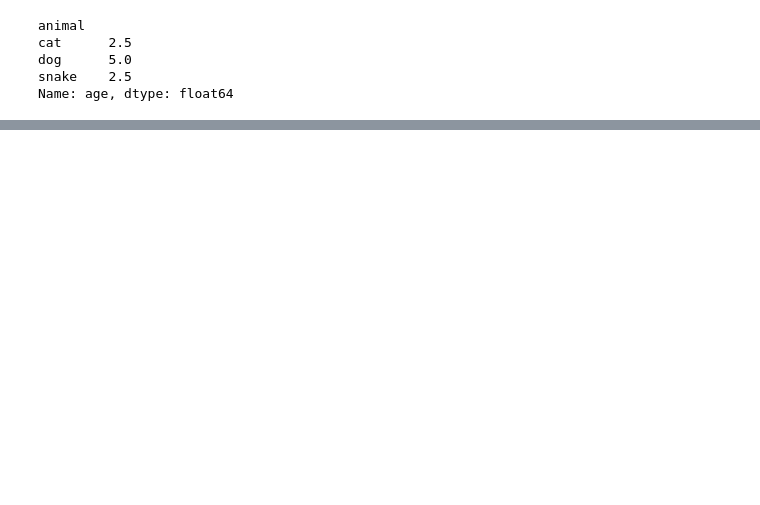
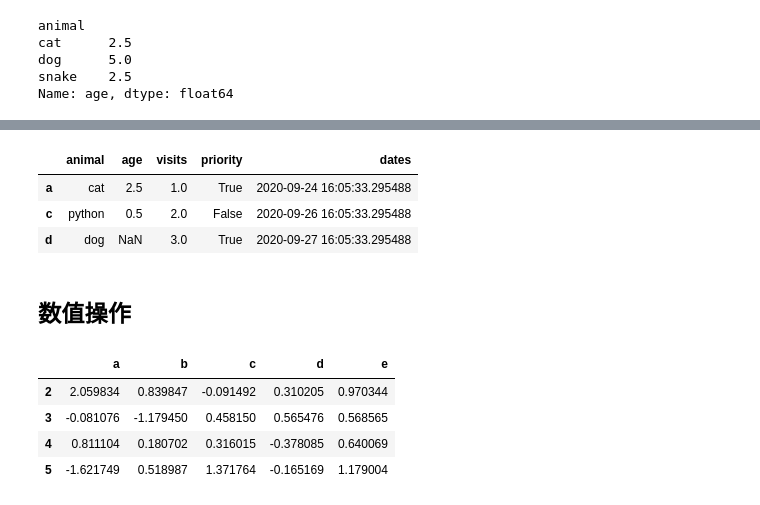
Before and after one commit to Gipbear/data-analysis, a Jupyter notebook: ch01_pandas.ipynb, the cells around one changed output, grey strips where cells are left out. Cells and saved outputs as stored; diff of their text form; code cells hidden in the pictures; blank space fills up the shorter version.

```diff
--- a/ch01_pandas.ipynb
+++ b/ch01_pandas.ipynb
@@ -118,0 +162,20 @@ df.sort_values(by=['visits', 'age'], ascending=[True, False])
+# %%
+# 删除 animal 重复值
+df.drop_duplicates(subset='animal')
+# %% [output]
+|  | animal | age | visits | priority | dates |
+| a | cat | 2.5 | 1.0 | True | 2020-09-24 16:05:33.295488 |
+| c | python | 0.5 | 2.0 | False | 2020-09-26 16:05:33.295488 |
+| d | dog | NaN | 3.0 | True | 2020-09-27 16:05:33.295488 |
+# %% [markdown]
+## 数值操作
+# %%
+df = pd.DataFrame(np.random.randn(
+    4, 5), index=range(2, 6), columns=list('abcde'))
+df
+# %% [output]
+|  | a | b | c | d | e |
+| 2 | 2.059834 | 0.839847 | -0.091492 | 0.310205 | 0.970344 |
+| 3 | -0.081076 | -1.179450 | 0.458150 | 0.565476 | 0.568565 |
+| 4 | 0.811104 | 0.180702 | 0.316015 | -0.378085 | 0.640069 |
+| 5 | -1.621749 | 0.518987 | 1.371764 | -0.165169 | 1.179004 |
```
Also changed, not shown: parts of 17 cells of this notebook.
